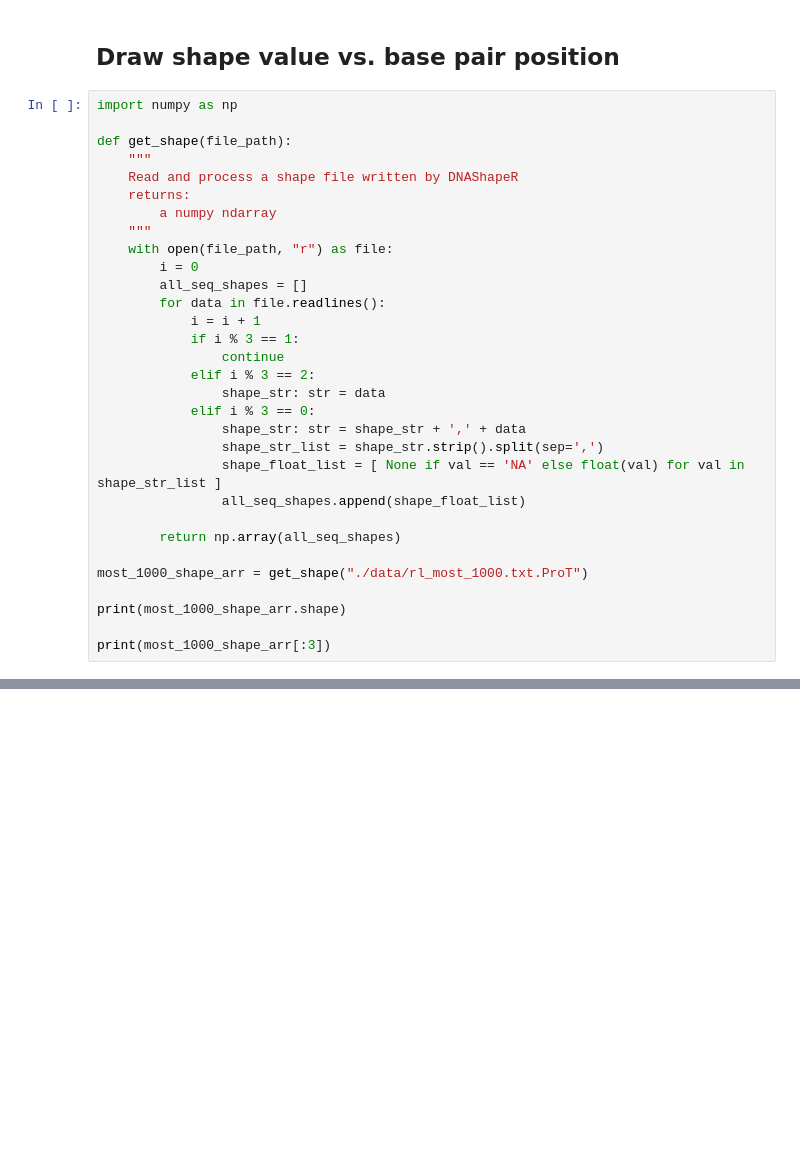
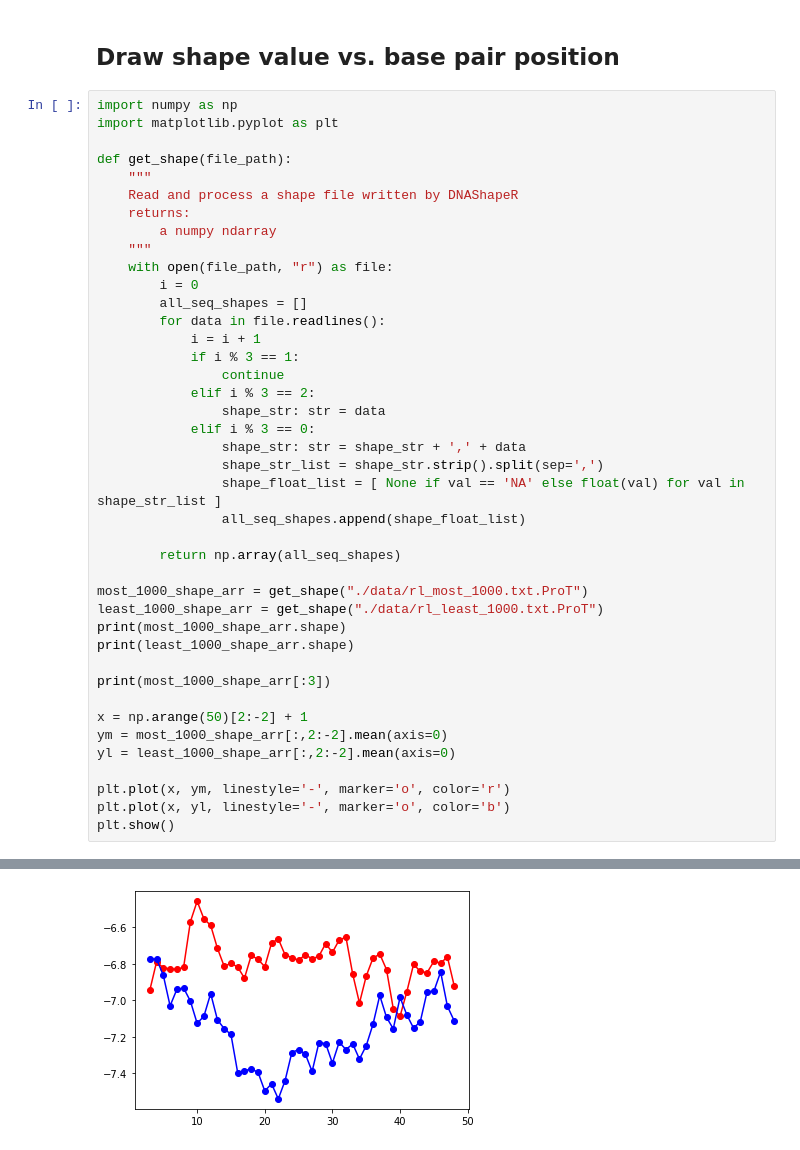
Before and after one commit to sadmankiba/bendability, a Jupyter notebook: analysis.ipynb, the cells around one changed output, grey strips where cells are left out. Drawn from its saved outputs; the diff is of its cells as text; blank space fills up the shorter version.

Commit message:
Plot one dna shape for most and least loopable sequences

```diff
--- a/analysis.ipynb
+++ b/analysis.ipynb
@@ -190,6 +190,7 @@ least_1000_loopable_df['Sequence'].to_csv('./data/rl_least_1000.txt', sep=' ', i
 ## Draw shape value vs. base pair position
 # %%
 import numpy as np
+import matplotlib.pyplot as plt
 
 def get_shape(file_path):
     """
@@ -215,8 +216,17 @@ def get_shape(file_path):
         return np.array(all_seq_shapes)
 
 most_1000_shape_arr = get_shape("./data/rl_most_1000.txt.ProT")
-
+least_1000_shape_arr = get_shape("./data/rl_least_1000.txt.ProT")
 print(most_1000_shape_arr.shape)
+print(least_1000_shape_arr.shape)
 
 print(most_1000_shape_arr[:3])
+
+x = np.arange(50)[2:-2] + 1
+ym = most_1000_shape_arr[:,2:-2].mean(axis=0)
+yl = least_1000_shape_arr[:,2:-2].mean(axis=0)
+
+plt.plot(x, ym, linestyle='-', marker='o', color='r')
+plt.plot(x, yl, linestyle='-', marker='o', color='b')
+plt.show()
 # %% [output]
@@ -223,16 +234,17 @@ print(most_1000_shape_arr[:3])
 (1000, 50)
 [[None None -2.92 -7.15 -8.32 -7.48 -4.33 -6.17 -7.55 -5.78 -3.48 -7.33
   -8.83 -10.15 -9.43 -3.68 -0.94 -6.07 -4.81 -1.33 -8.13 -10.31 -6.61
   -3.73 -10.3 -8.18 -3.22 -6.5 -0.83 -1.3 -6.54 -6.54 -1.22 -3.04 -3.97
   -7.15 -8.49 -6.68 -7.08 -7.63 -8.88 -7.03 -3.62 -8.04 -6.17 -4.33 -7.48
   -7.65 None None]
  [None None -10.59 -3.52 -6.09 -2.47 -3.38 -7.68 -10.83 -10.44 -11.32
   -9.98 -10.45 -8.21 -4.2 -7.1 -6.55 -7.81 -7.79 -7.15 -3.04 -5.36 -9.44
   -8.18 -3.22 -6.5 -0.94 -3.36 -9.9 -10.21 -4.48 -7.4 -2.94 -2.77 -2.48
   -0.53 -6.75 -6.08 -7.1 -3.96 -8.11 -7.07 -10.22 -11.69 -9.26 -7.0 -3.97
   -7.81 None None]
  [None None -14.95 -11.93 -10.6 -3.14 -2.38 -1.28 -5.92 -3.6 -0.94 -6.5
   -3.22 -8.18 -9.44 -4.88 -0.9 -5.92 -3.85 -3.81 -6.9 -8.09 -6.17 -4.44
   -7.24 -3.96 -7.34 -5.39 -0.44 -6.38 -2.54 -6.8 -6.72 -6.68 -8.49 -7.38
   -3.63 -2.89 -2.73 -3.26 -3.26 -2.73 -2.89 -3.39 -3.87 -1.32 -6.5 -2.54
   None None]]
+[figure, added]
```
Also changed, not shown: parts of 1 cell of this notebook.
